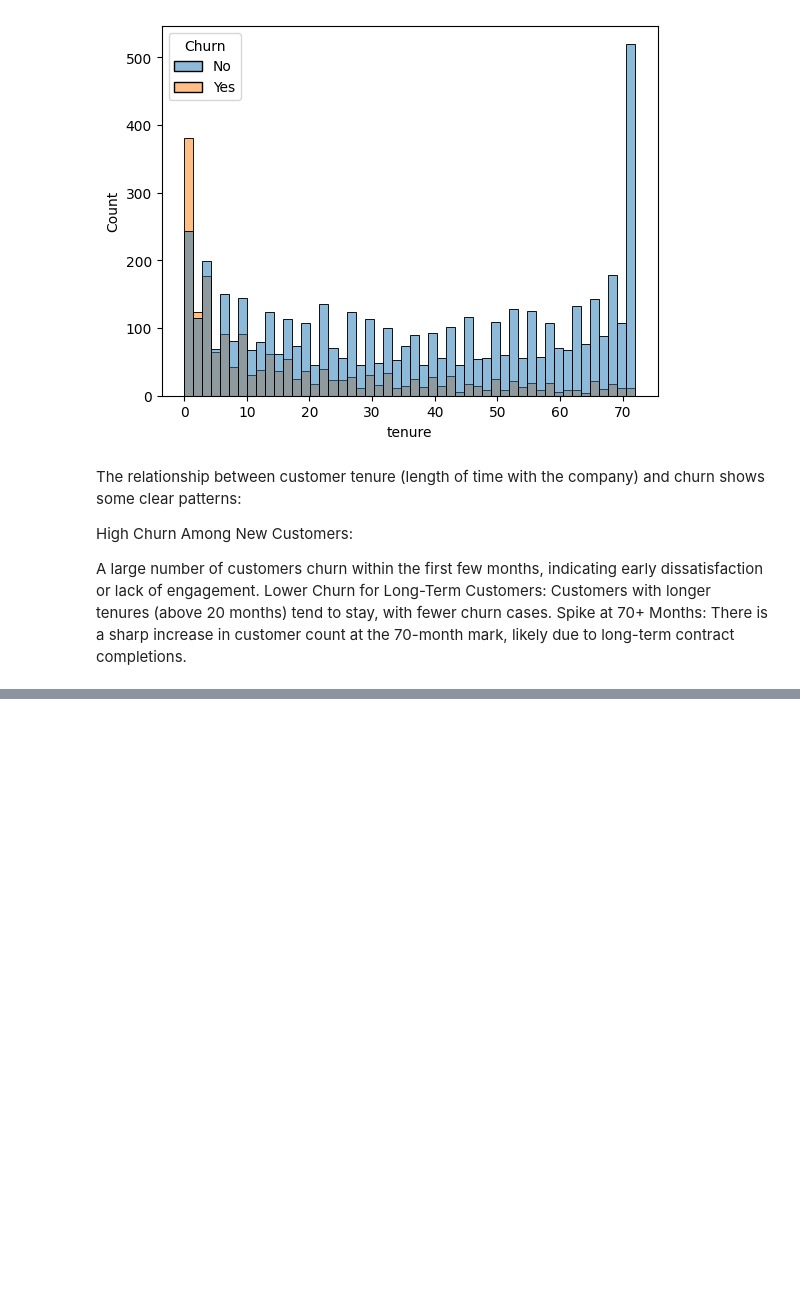
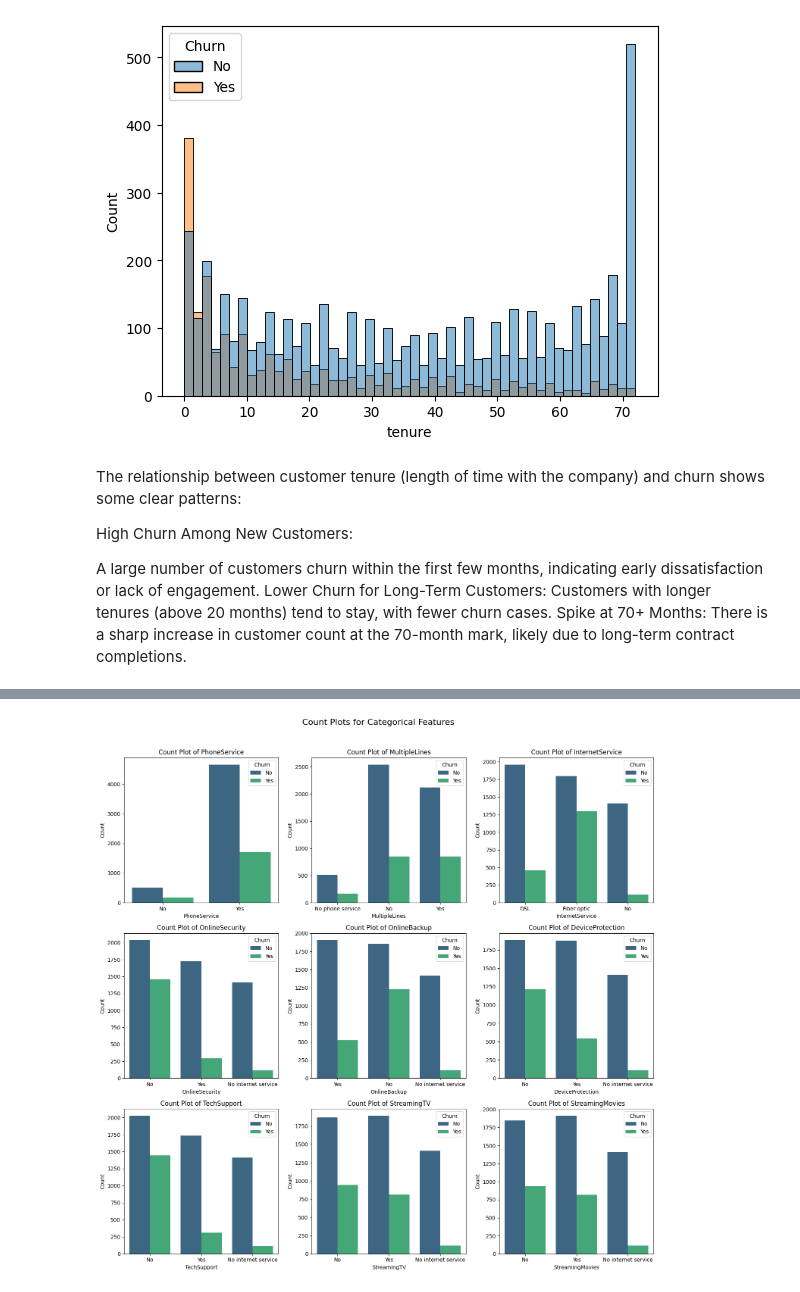
Before and after one commit to kinjalraval2225/Master_project, a Jupyter notebook: Telco_Chrun.ipynb, the cells around one changed output, grey strips where cells are left out. Cells and saved outputs as stored; diff of their text form; code cells hidden in the pictures; blank space fills up the shorter version.

```diff
--- a/Telco_Chrun.ipynb
+++ b/Telco_Chrun.ipynb
@@ -250,0 +279,25 @@ There is a sharp increase in customer count at the 70-month mark, likely due to
+# %%
+# List of columns to plot
+columns = ['PhoneService', 'MultipleLines', 'InternetService',
+           'OnlineSecurity', 'OnlineBackup', 'DeviceProtection',
+           'TechSupport', 'StreamingTV', 'StreamingMovies']
+
+# Create a figure with subplots
+fig, axes = plt.subplots(3, 3, figsize=(15, 15))  # 3 rows, 3 columns
+fig.suptitle('Count Plots for Categorical Features', fontsize=16)
+
+# Flatten the axes array for easy iteration
+axes = axes.flatten()
+
+# Loop through each column and create a count plot
+for i, column in enumerate(columns):
+    sns.countplot(x=column, data=df, ax=axes[i], palette='viridis',hue = df['Churn'])
+    axes[i].set_title(f'Count Plot of {column}')
+    axes[i].set_xlabel(column)
+    axes[i].set_ylabel('Count')
+
+# Adjust layout to prevent overlap
+plt.tight_layout(rect=[0, 0, 1, 0.96])  # Adjust the rect to make space for the suptitle
+plt.show()
+# %% [output]
+[figure, added]
```
Also changed, not shown: parts of 8 cells of this notebook.
